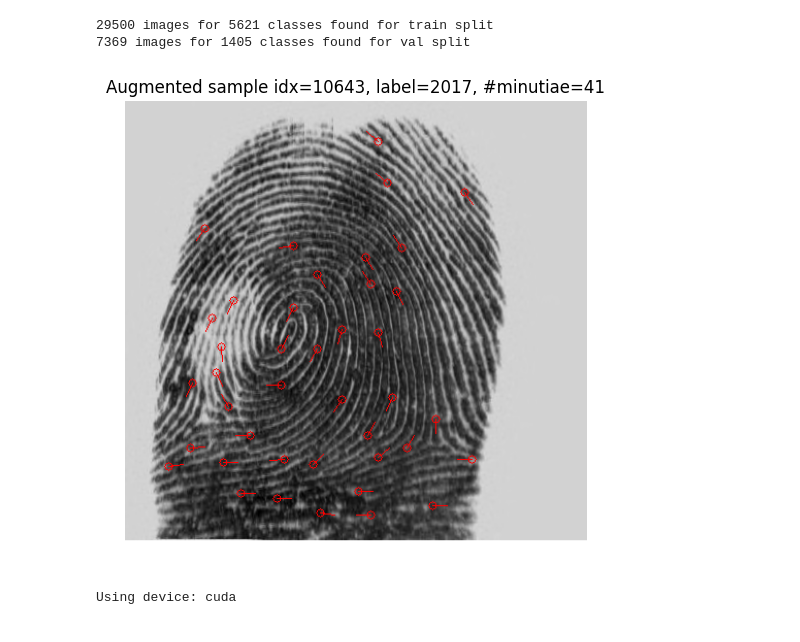
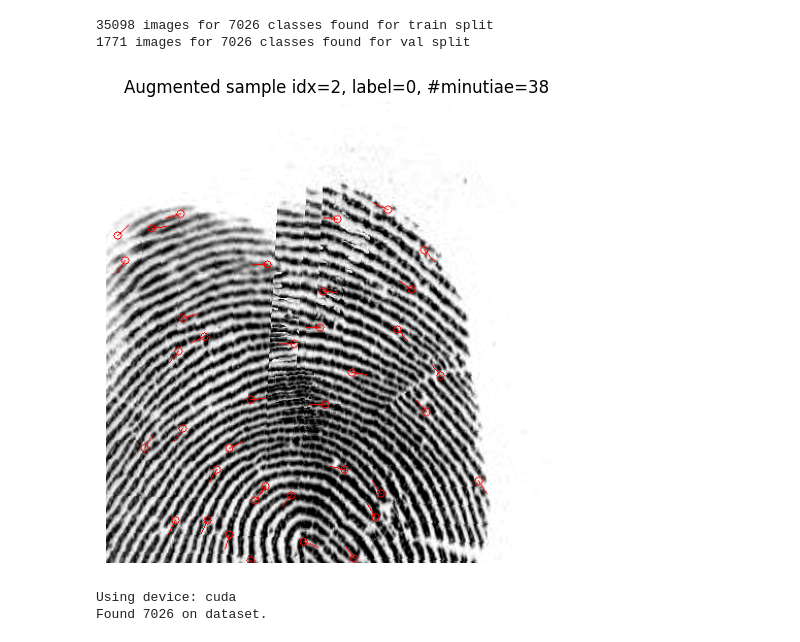
Before and after one commit to Nbeleski/deep-print, a Jupyter notebook: training.ipynb, the cells around one changed output. Saved outputs shown, nothing was run; the diff lists cells and outputs as text; code cells hidden in the pictures.

```diff
--- a/training.ipynb
+++ b/training.ipynb
@@ -149,15 +200,39 @@ class DeepPrintDataset(Dataset):
 # %%
-train_set = DeepPrintDataset(root='dataset/training', split='train')
-val_set = DeepPrintDataset(root='dataset/validation', split='val')
+if DEBUG:
+    train_set = DeepPrintDataset(root='dataset/training', split='train', ids=train_samples, id2label=global_id2label)
+    val_set = DeepPrintDataset(root='dataset/validation', split='val', ids=val_samples, id2label=global_id2label)
+else:
+    train_set = DeepPrintDataset(root='dataset/training', split='train', id2label=global_id2label)
+    val_set = DeepPrintDataset(root='dataset/validation', split='val', id2label=global_id2label)
 # %% [output]
-29500 images for 5621 classes found for train split
-7369 images for 1405 classes found for val split
+35098 images for 7026 classes found for train split
+1771 images for 7026 classes found for val split
-# %%
-from tools.display import sanity_check_deepprint_sample
-
-sanity_check_deepprint_sample(train_set)
-# %% [output]
-[figure, removed]
+# %%
+import matplotlib.pyplot as plt
+from tools.display import extract_minutiae_from_map, draw_minutiae_on_image
+import cv2
+
+idx = 2
+img, label, H = train_set.__getitem__(idx)
+
+img_np = (img.squeeze().numpy() * 255).astype(np.uint8)
+map_np = H.permute(1, 2, 0).numpy()
+h_img, w_img = img_np.shape
+h_map, w_map = H.shape[1], H.shape[2]
+
+# Extract minutiae from map
+minutiae = extract_minutiae_from_map(map_np, 0.5, 5)
+
+# Draw on image
+img_with_minutiae = draw_minutiae_on_image(img_np, minutiae, map_shape=(h_map, w_map), img_shape=(h_img, w_img))
+
+plt.figure(figsize=(6, 6))
+plt.imshow(cv2.cvtColor(img_with_minutiae, cv2.COLOR_BGR2RGB))
+plt.title(f"Augmented sample idx={idx}, label={label}, #minutiae={len(minutiae)}")
+plt.axis('off')
+plt.show()
+# %% [output]
+[figure, added]
 # %%
 # Params for training
 num_classes = train_set.num_classes
@@ -165,6 +240,8 @@ num_classes = train_set.num_classes
 # Set up GPU device
 device = torch.device('cuda' if torch.cuda.is_available() else 'cpu')
 print("Using device:", device)
+print(f"Found {num_classes} on dataset.")
 model = DeepPrintNet(num_classes).to(device)
 # %% [output]
 Using device: cuda
+Found 7026 on dataset.
```
Also changed, not shown: parts of 9 cells of this notebook, 4 other files.
